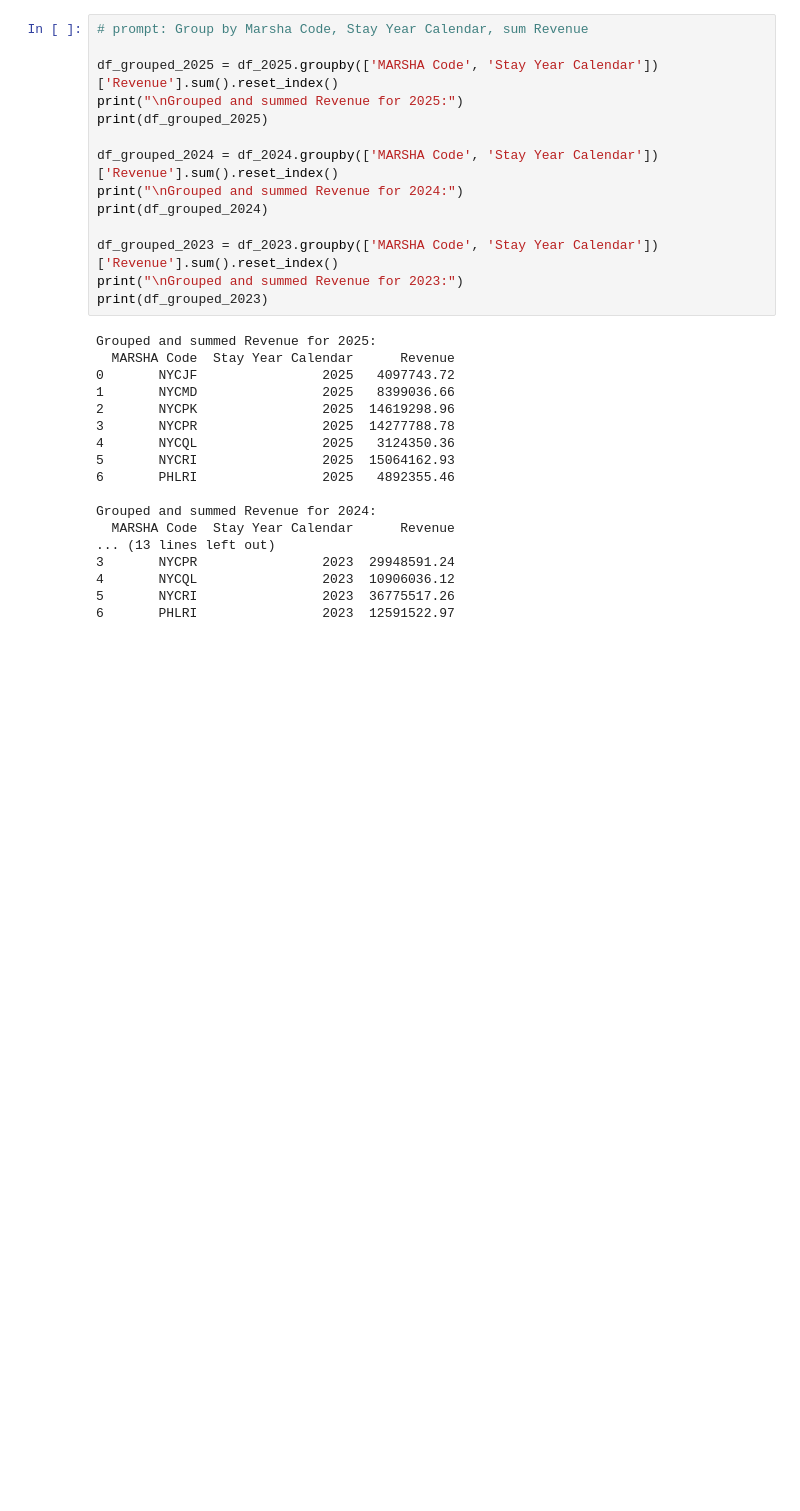
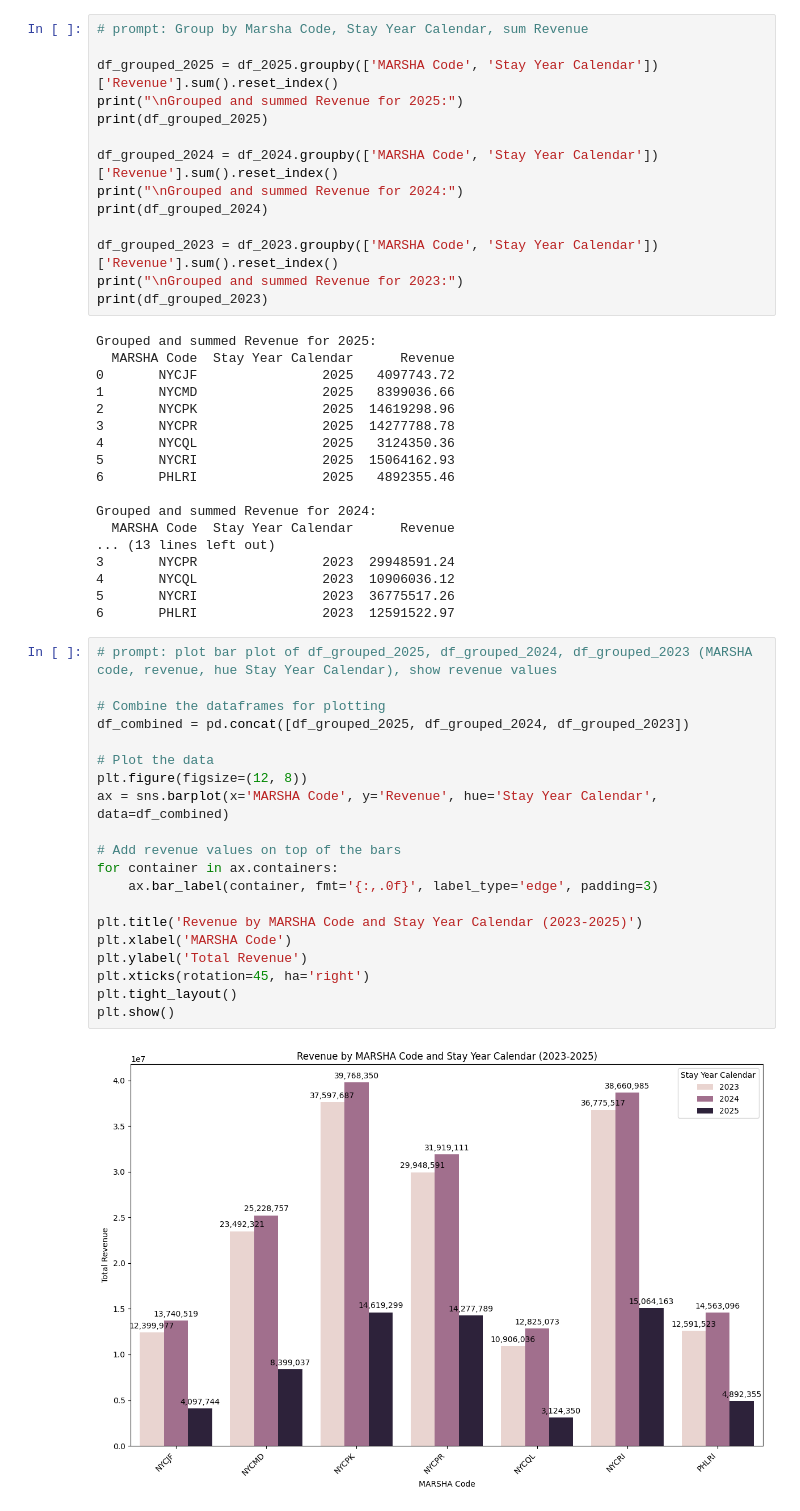
Before and after one commit to Ssahu620/ss-Capstone-Project, a Jupyter notebook: 062025_ss_cp.ipynb, the cells around one changed output. Saved outputs shown, nothing was run; the diff lists cells and outputs as text; blank space fills up the shorter version.

```diff
--- a/062025_ss_cp.ipynb
+++ b/062025_ss_cp.ipynb
@@ -527,3 +527,25 @@ Grouped and summed Revenue for 2024:
 4       NYCQL                2023  10906036.12
 5       NYCRI                2023  36775517.26
 6       PHLRI                2023  12591522.97
+# %%
+# prompt: plot bar plot of df_grouped_2025, df_grouped_2024, df_grouped_2023 (MARSHA code, revenue, hue Stay Year Calendar), show revenue values
+
+# Combine the dataframes for plotting
+df_combined = pd.concat([df_grouped_2025, df_grouped_2024, df_grouped_2023])
+
+# Plot the data
+plt.figure(figsize=(12, 8))
+ax = sns.barplot(x='MARSHA Code', y='Revenue', hue='Stay Year Calendar', data=df_combined)
+
+# Add revenue values on top of the bars
+for container in ax.containers:
+    ax.bar_label(container, fmt='{:,.0f}', label_type='edge', padding=3)
+
+plt.title('Revenue by MARSHA Code and Stay Year Calendar (2023-2025)')
+plt.xlabel('MARSHA Code')
+plt.ylabel('Total Revenue')
+plt.xticks(rotation=45, ha='right')
+plt.tight_layout()
+plt.show()
+# %% [output]
+[figure, added]
```
